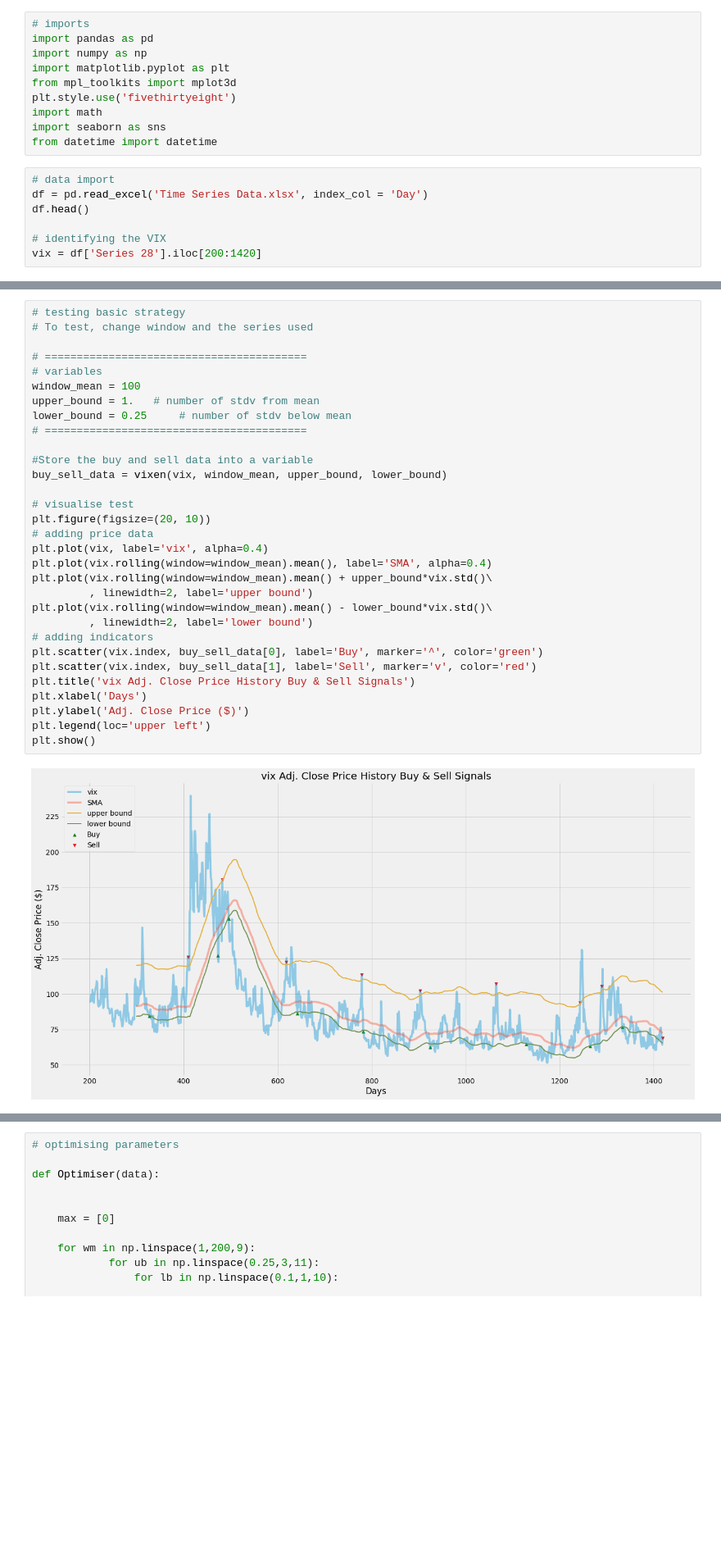
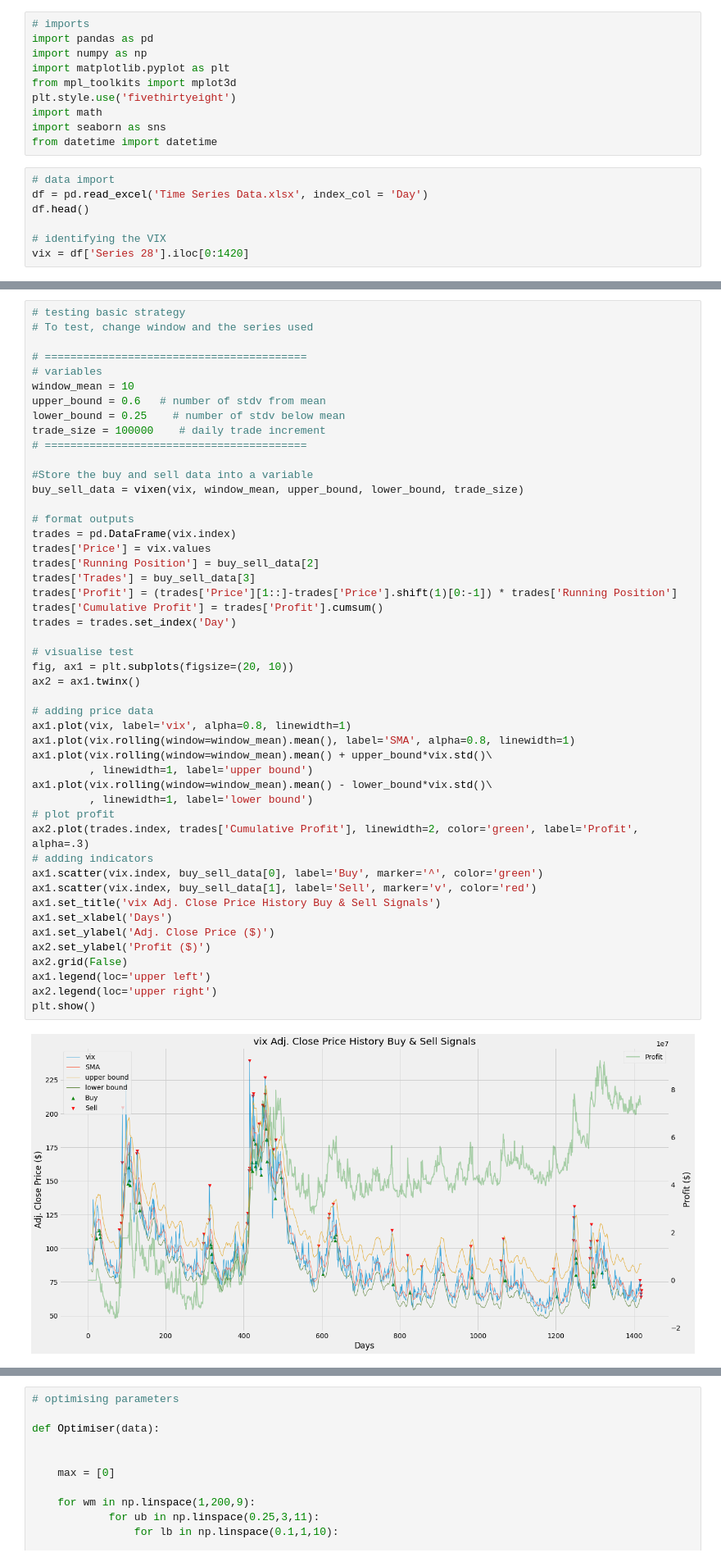
Before and after one commit to oscarwoodi/BHProj2Team1, a Jupyter notebook: VIX_.ipynb, the cells around one changed output, grey strips where cells are left out. Shown at 82% size. Drawn from its saved outputs; the diff is of its cells as text; blank space fills up the shorter version.

```diff
--- a/VIX_.ipynb
+++ b/VIX_.ipynb
@@ -24,7 +24,7 @@ df = pd.read_excel('Time Series Data.xlsx', index_col = 'Day')
 df.head()
 
 # identifying the VIX
-vix = df['Series 28'].iloc[200:1420]
+vix = df['Series 28'].iloc[0:1420]
 # %%
 #Visualise the data
 plt.figure(figsize=(20, 10))
@@ -118,33 +148,50 @@ buy_sell_data = vixen(vix, window_mean, upper_bound, lower_bound)
 # %%
 # testing basic strategy
 # To test, change window and the series used
 
 # =========================================
 # variables
-window_mean = 100
-upper_bound = 1.   # number of stdv from mean
-lower_bound = 0.25     # number of stdv below mean
+window_mean = 10
+upper_bound = 0.6   # number of stdv from mean
+lower_bound = 0.25    # number of stdv below mean
+trade_size = 100000    # daily trade increment
 # =========================================
 
 #Store the buy and sell data into a variable
-buy_sell_data = vixen(vix, window_mean, upper_bound, lower_bound)
+buy_sell_data = vixen(vix, window_mean, upper_bound, lower_bound, trade_size)
+
+# format outputs
+trades = pd.DataFrame(vix.index)
+trades['Price'] = vix.values
+trades['Running Position'] = buy_sell_data[2]
+trades['Trades'] = buy_sell_data[3]
+trades['Profit'] = (trades['Price'][1::]-trades['Price'].shift(1)[0:-1]) * trades['Running Position']
+trades['Cumulative Profit'] = trades['Profit'].cumsum()
+trades = trades.set_index('Day')
 
 # visualise test
-plt.figure(figsize=(20, 10))
+fig, ax1 = plt.subplots(figsize=(20, 10))
+ax2 = ax1.twinx()
+
 # adding price data
-plt.plot(vix, label='vix', alpha=0.4)
-plt.plot(vix.rolling(window=window_mean).mean(), label='SMA', alpha=0.4)
-plt.plot(vix.rolling(window=window_mean).mean() + upper_bound*vix.std()\
-         , linewidth=2, label='upper bound')
-plt.plot(vix.rolling(window=window_mean).mean() - lower_bound*vix.std()\
-         , linewidth=2, label='lower bound')
+ax1.plot(vix, label='vix', alpha=0.8, linewidth=1)
+ax1.plot(vix.rolling(window=window_mean).mean(), label='SMA', alpha=0.8, linewidth=1)
+ax1.plot(vix.rolling(window=window_mean).mean() + upper_bound*vix.std()\
+         , linewidth=1, label='upper bound')
+ax1.plot(vix.rolling(window=window_mean).mean() - lower_bound*vix.std()\
+         , linewidth=1, label='lower bound')
+# plot profit
+ax2.plot(trades.index, trades['Cumulative Profit'], linewidth=2, color='green', label='Profit', alpha=.3)
 # adding indicators
-plt.scatter(vix.index, buy_sell_data[0], label='Buy', marker='^', color='green')
-plt.scatter(vix.index, buy_sell_data[1], label='Sell', marker='v', color='red')
-plt.title('vix Adj. Close Price History Buy & Sell Signals')
-plt.xlabel('Days')
-plt.ylabel('Adj. Close Price ($)')
-plt.legend(loc='upper left')
+ax1.scatter(vix.index, buy_sell_data[0], label='Buy', marker='^', color='green')
+ax1.scatter(vix.index, buy_sell_data[1], label='Sell', marker='v', color='red')
+ax1.set_title('vix Adj. Close Price History Buy & Sell Signals')
+ax1.set_xlabel('Days')
+ax1.set_ylabel('Adj. Close Price ($)')
+ax2.set_ylabel('Profit ($)')
+ax2.grid(False)
+ax1.legend(loc='upper left')
+ax2.legend(loc='upper right')
 plt.show()
 # %% [output]
-[figure, old version]
+[figure, new version]
```
Also changed, not shown: parts of 6 cells of this notebook, 1 other file.
